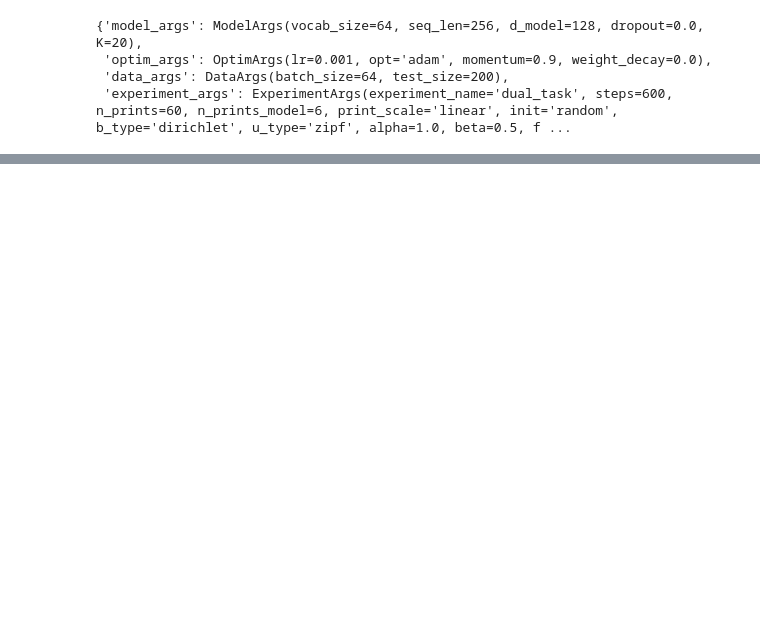
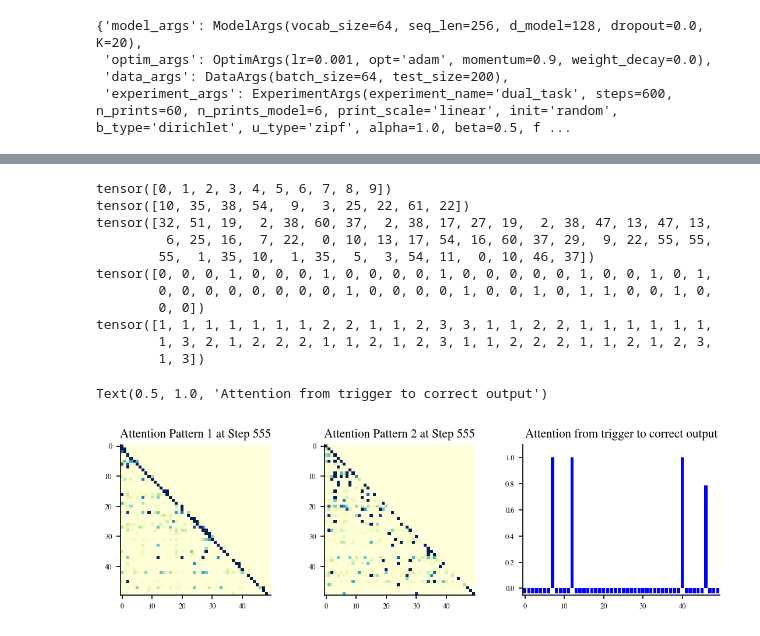
Before and after one commit to CristopherErazo/SAM, a Jupyter notebook: notebooks/26_04_05_Dual_Repolished.ipynb, the cells around one changed output, grey strips where cells are left out. Cells and saved outputs as stored; diff of their text form; code cells hidden in the pictures; blank space fills up the shorter version.

```diff
--- a/notebooks/26_04_05_Dual_Repolished.ipynb
+++ b/notebooks/26_04_05_Dual_Repolished.ipynb
@@ -150,0 +204,61 @@ trainer_args.__dict__
+# %%
+batch_id = 0
+step_id = 5
+cmap = 'YlGnBu'
+lmin = 0
+lmax = 50
+fig , axes = create_fig(ncols=3,size='double',h=0.3)
+
+trigg_set = results_matrix['test_batch']['trigger_set'][batch_id]
+out_set = results_matrix['test_batch']['output_set'][batch_id]
+seq = results_matrix['test_batch']['sequence'][batch_id][lmin:lmax]
+is_trigg = results_matrix['test_batch']['is_trigg'][batch_id][lmin:lmax]
+counts = results_matrix['test_batch']['counts'][batch_id][lmin:lmax]
+# print(f"Trigger set for batch {batch_id}: {trigg_set}")
+print(trigg_set)
+print(out_set)
+print(seq)
+print(is_trigg)
+print(counts)
+
+for i , ax in enumerate(axes[:2]):
+    att = results_matrix[f'attn{i+1}'][step_id,batch_id][lmin:lmax,lmin:lmax]
+    im = ax.imshow(att, cmap=cmap,vmax=0.2)
+    ax.set_title(f'Attention Pattern {i+1} at Step {results_matrix["step"][step_id]}')
+    # fig.colorbar(im, ax=ax, fraction=0.046, pad=0.04)
+
+
+# Compute the total attention from trigger tokens to the correct output tokens in the second pattern
+correct_attention = np.zeros(len(seq))
+for mu , tau in enumerate(seq):
+    if is_trigg[mu] == 1 and counts[mu] > 1:
+        # Map trigger tokens to their corresponding output tokens
+        output_token = out_set[(trigg_set == tau).nonzero(as_tuple=True)[0].item()]
+        # For the mu-th row of the attention pattern get the attention weigth of all output tokens and sum them up
+        attention_weights = results_matrix[f'attn2'][step_id,batch_id][mu,lmin:lmax]
+        correct_attention[mu] = attention_weights[seq == output_token].sum()
+        # # Compute the total attention in second pattern from tau to output_token
+        # total_attention = results_matrix[f'attn2'][step_id,batch_id][tau.item(),output_token.item()]
+        # print(f"Trigger token {tau.item()} attends to output token {output_token.item()} with total attention {total_attention:.4f}")
+
+    else:
+        correct_attention[mu] = -0.04
+
+ax = axes[2]
+ax.bar(range(len(seq)), correct_attention, color='blue')
+ax.set_ylim(-0.05,1.1)
+ax.set_title('Attention from trigger to correct output')
+# %% [output]
+tensor([0, 1, 2, 3, 4, 5, 6, 7, 8, 9])
+tensor([10, 35, 38, 54,  9,  3, 25, 22, 61, 22])
+tensor([32, 51, 19,  2, 38, 60, 37,  2, 38, 17, 27, 19,  2, 38, 47, 13, 47, 13,
+         6, 25, 16,  7, 22,  0, 10, 13, 17, 54, 16, 60, 37, 29,  9, 22, 55, 55,
+        55,  1, 35, 10,  1, 35,  5,  3, 54, 11,  0, 10, 46, 37])
+tensor([0, 0, 0, 1, 0, 0, 0, 1, 0, 0, 0, 0, 1, 0, 0, 0, 0, 0, 1, 0, 0, 1, 0, 1,
+        0, 0, 0, 0, 0, 0, 0, 0, 1, 0, 0, 0, 0, 1, 0, 0, 1, 0, 1, 1, 0, 0, 1, 0,
+        0, 0])
+tensor([1, 1, 1, 1, 1, 1, 1, 2, 2, 1, 1, 2, 3, 3, 1, 1, 2, 2, 1, 1, 1, 1, 1, 1,
+        1, 3, 2, 1, 2, 2, 2, 1, 1, 2, 1, 2, 3, 1, 1, 2, 2, 2, 1, 1, 2, 1, 2, 3,
+        1, 3])
+Text(0.5, 1.0, 'Attention from trigger to correct output')
+[figure, added]
```
Also changed, not shown: parts of 8 cells of this notebook, 9 other files.
